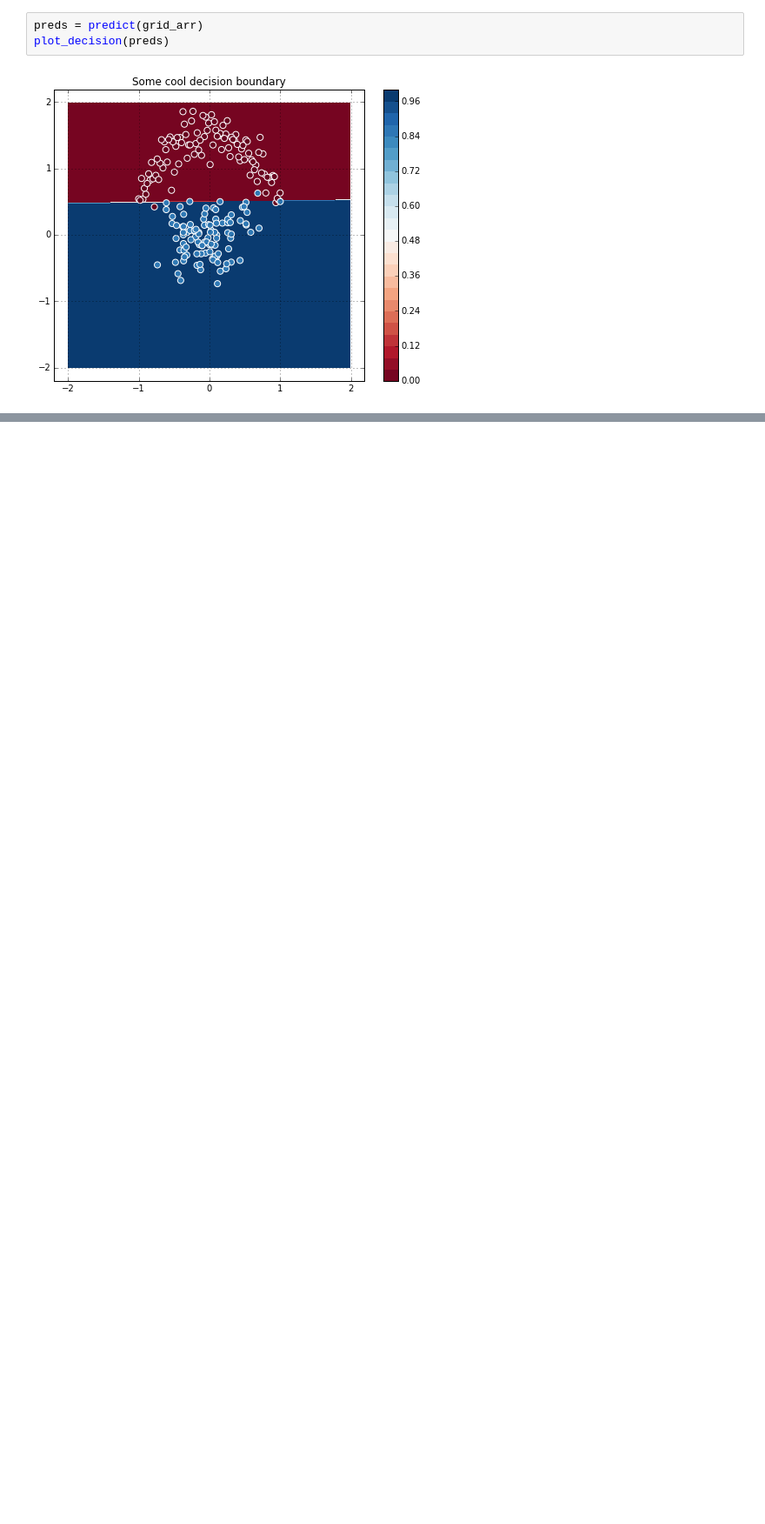
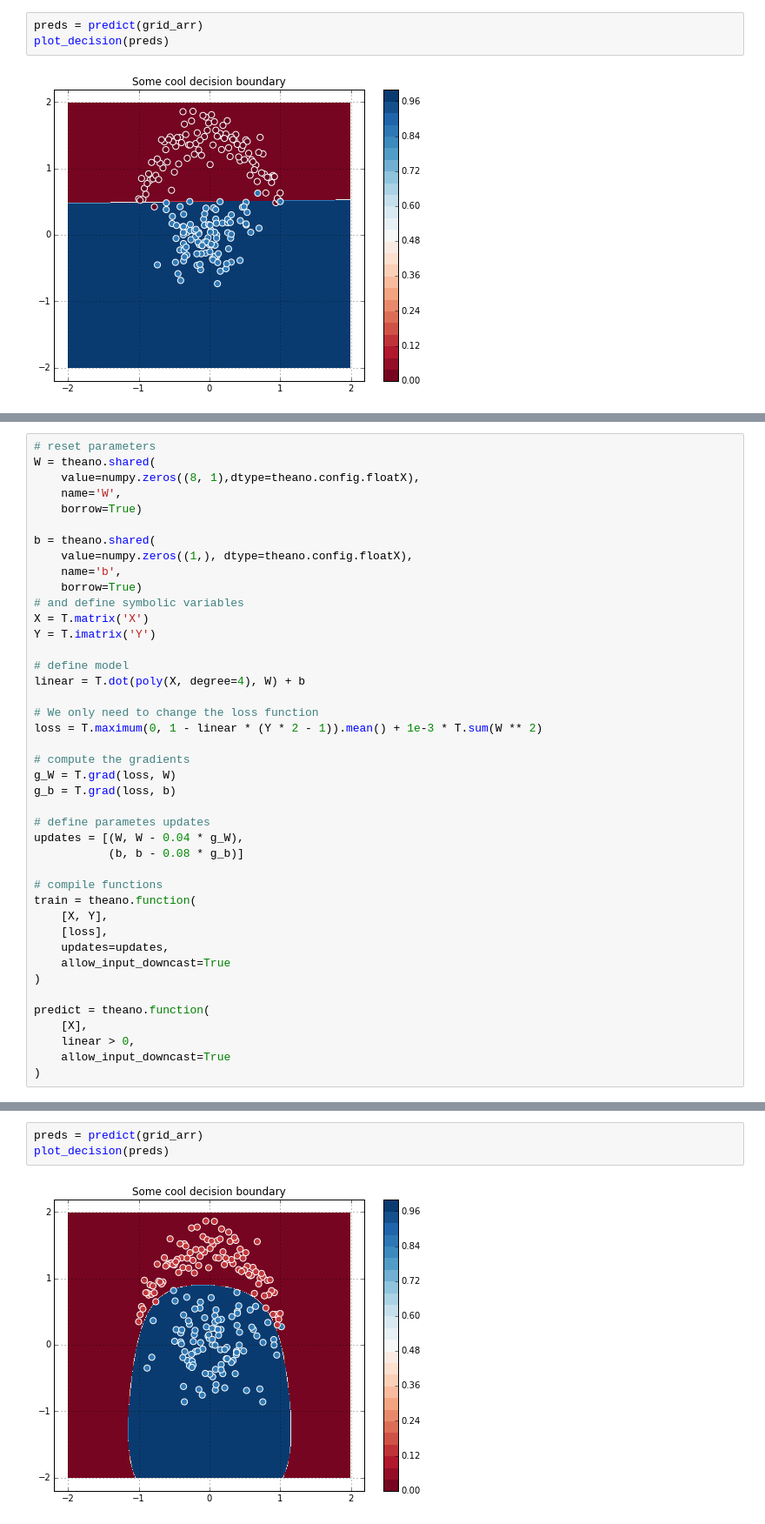
Before and after one commit to dudevil/theano-tutorial, a Jupyter notebook: Theano tutorial.ipynb, the cells around one changed output, grey strips where cells are left out. Shown at 87% size. Saved outputs shown, nothing was run; the diff lists cells and outputs as text; blank space fills up the shorter version.

```diff
--- a/Theano tutorial.ipynb
+++ b/Theano tutorial.ipynb
@@ -603,0 +725,42 @@ Sum{axis=[0], acc_dtype=float64} [@A] ''
+# %%
+# reset parameters
+W = theano.shared(
+    value=numpy.zeros((8, 1),dtype=theano.config.floatX),
+    name='W',
+    borrow=True)
+
+b = theano.shared(
+    value=numpy.zeros((1,), dtype=theano.config.floatX),
+    name='b',
+    borrow=True)
+# and define symbolic variables
+X = T.matrix('X')
+Y = T.imatrix('Y')
+
+# define model
+linear = T.dot(poly(X, degree=4), W) + b
+
+# We only need to change the loss function
+loss = T.maximum(0, 1 - linear * (Y * 2 - 1)).mean() + 1e-3 * T.sum(W ** 2)
+
+# compute the gradients
+g_W = T.grad(loss, W)
+g_b = T.grad(loss, b)
+
+# define parametes updates
+updates = [(W, W - 0.04 * g_W),
+           (b, b - 0.08 * g_b)]
+
+# compile functions
+train = theano.function(
+    [X, Y],
+    [loss],
+    updates=updates,
+    allow_input_downcast=True
+)
+
+predict = theano.function(
+    [X],
+    linear > 0,
+    allow_input_downcast=True
+)
@@ -603,0 +797,5 @@ Sum{axis=[0], acc_dtype=float64} [@A] ''
+# %%
+preds = predict(grid_arr)
+plot_decision(preds)
+# %% [output]
+[figure, added]
```
Also changed, not shown: parts of 16 cells of this notebook.
